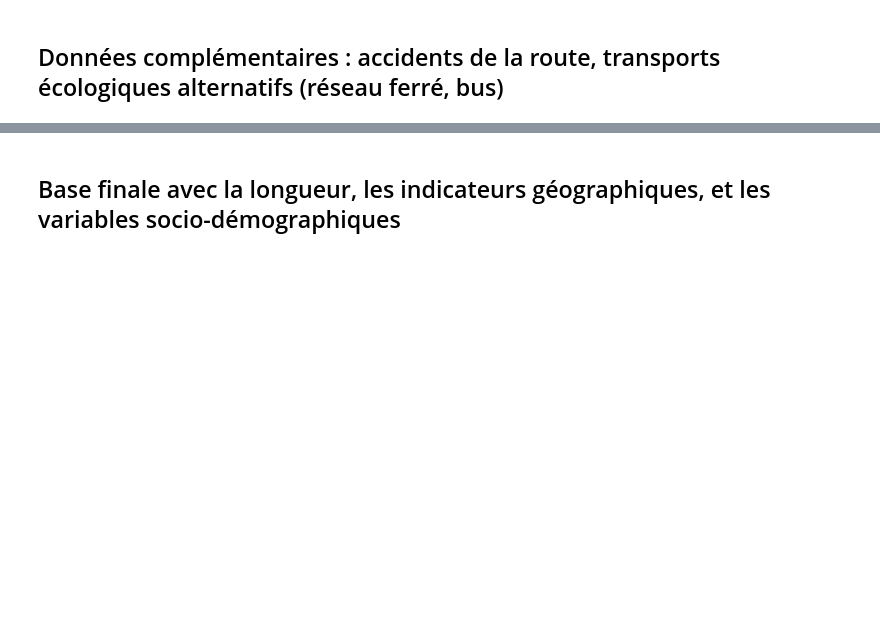
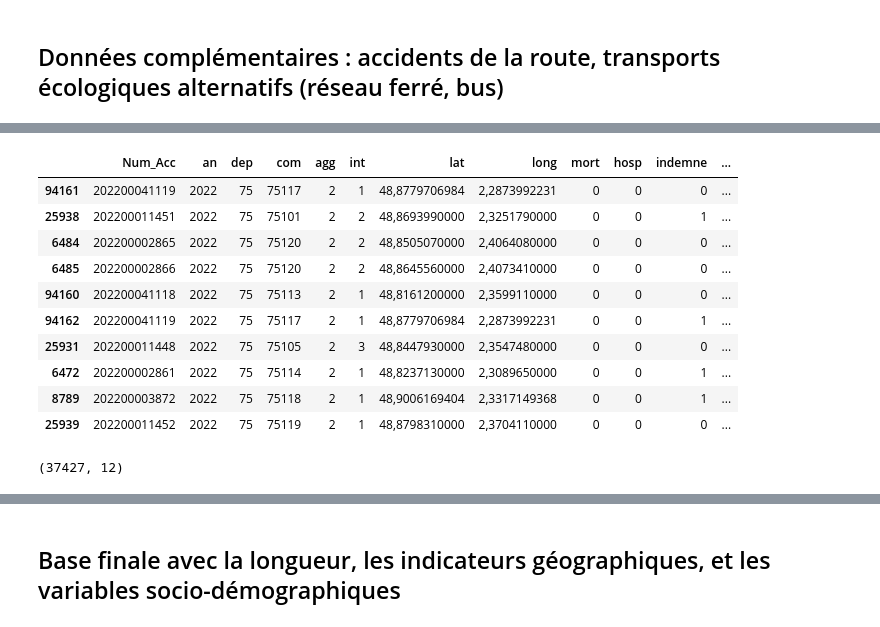
Before and after one commit to christellenguenang/Projet_Catherine_Christelle, a Jupyter notebook: 1_traitement_analyse.ipynb, the cells around one changed output, grey strips where cells are left out. Drawn from its saved outputs; the diff is of its cells as text; code cells hidden in the pictures; blank space fills up the shorter version.

Commit message:
df_accidents creat

```diff
--- a/1_traitement_analyse.ipynb
+++ b/1_traitement_analyse.ipynb
@@ -624,0 +688,7 @@ df_velo.head(10)
+# %%
+# Fusionnez les deux bases de données sur la colonne 'Num_Acc'
+accidents = pd.merge(caracteristiques, usagers, on='Num_Acc', how='inner')
+# %%
+# On ne s'intéresse qu'à l'Ile de France
+
+accidents_selection = accidents[['Num_Acc', 'an', 'dep', 'com', 'agg', 'int', 'lat', 'long', 'mort', 'hosp', 'indemne', 'leger']]
@@ -624,0 +707,25 @@ df_velo.head(10)
+# %%
+# Trier par département
+accidents_selection = accidents_selection.sort_values(by='dep')
+# %%
+# Ne conserver que les enregistrements liés à l'Île-de-France
+departements_idf = ["75", "77", "78", "91", "92","93", "94", "95"]
+accidents_idf = accidents_selection[accidents_selection['dep'].isin(departements_idf)]
+# %%
+accidents_idf.head(n=10)
+# %% [output]
+|  | Num_Acc | an | dep | com | agg | int | lat | long | mort | hosp | indemne | ... |
+| 94161 | 202200041119 | 2022 | 75 | 75117 | 2 | 1 | 48,8779706984 | 2,2873992231 | 0 | 0 | 0 | ... |
+| 25938 | 202200011451 | 2022 | 75 | 75101 | 2 | 2 | 48,8693990000 | 2,3251790000 | 0 | 0 | 1 | ... |
+| 6484 | 202200002865 | 2022 | 75 | 75120 | 2 | 2 | 48,8505070000 | 2,4064080000 | 0 | 0 | 0 | ... |
+| 6485 | 202200002866 | 2022 | 75 | 75120 | 2 | 2 | 48,8645560000 | 2,4073410000 | 0 | 0 | 0 | ... |
+| 94160 | 202200041118 | 2022 | 75 | 75113 | 2 | 1 | 48,8161200000 | 2,3599110000 | 0 | 0 | 0 | ... |
+| 94162 | 202200041119 | 2022 | 75 | 75117 | 2 | 1 | 48,8779706984 | 2,2873992231 | 0 | 0 | 1 | ... |
+| 25931 | 202200011448 | 2022 | 75 | 75105 | 2 | 3 | 48,8447930000 | 2,3547480000 | 0 | 0 | 0 | ... |
+| 6472 | 202200002861 | 2022 | 75 | 75114 | 2 | 1 | 48,8237130000 | 2,3089650000 | 0 | 0 | 1 | ... |
+| 8789 | 202200003872 | 2022 | 75 | 75118 | 2 | 1 | 48,9006169404 | 2,3317149368 | 0 | 0 | 1 | ... |
+| 25939 | 202200011452 | 2022 | 75 | 75119 | 2 | 1 | 48,8798310000 | 2,3704110000 | 0 | 0 | 0 | ... |
+# %%
+accidents_idf.shape
+# %% [output]
+(37427, 12)
```
Also changed, not shown: parts of 14 cells of this notebook, 2 other files.
